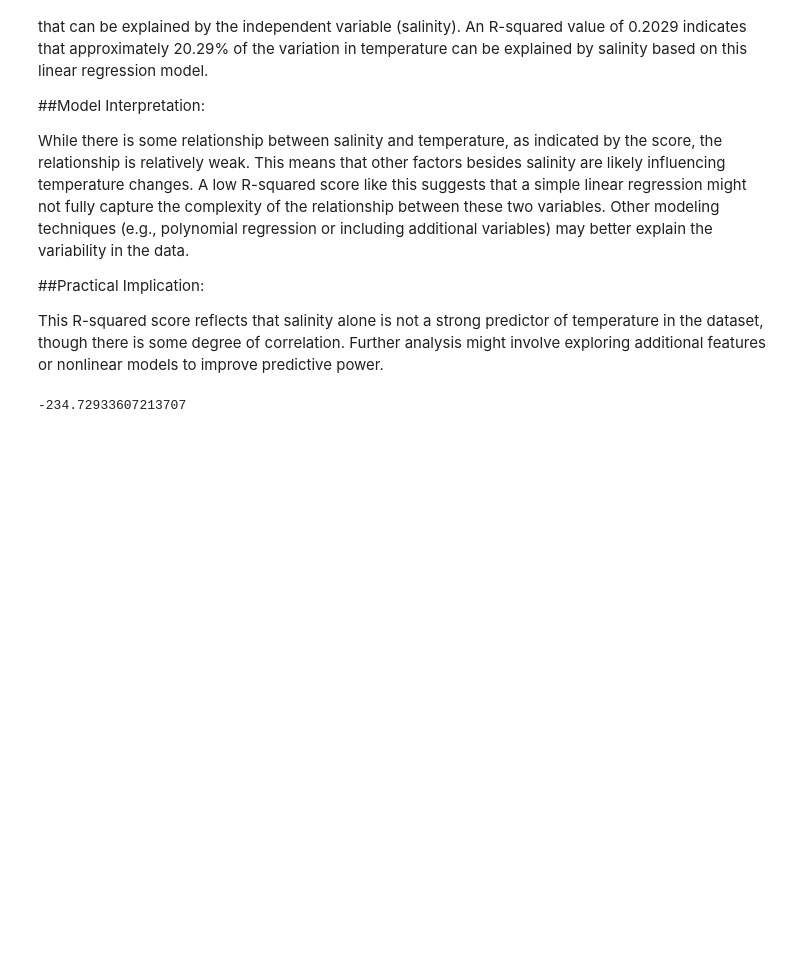
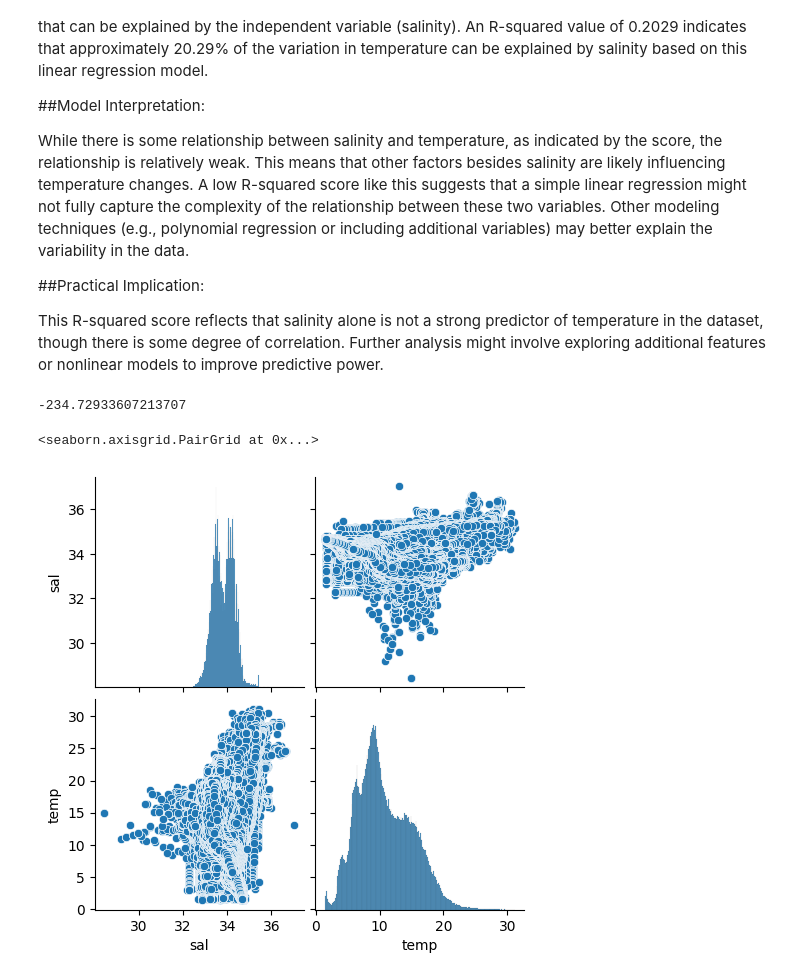
Before and after one commit to Eupene/Regression-analysis, a Jupyter notebook: Predicting_Water_Salinity_and_Temperature.ipynb, the cells around one changed output. Saved outputs shown, nothing was run; the diff lists cells and outputs as text; code cells hidden in the pictures; blank space fills up the shorter version.

```diff
--- a/Predicting_Water_Salinity_and_Temperature.ipynb
+++ b/Predicting_Water_Salinity_and_Temperature.ipynb
@@ -308,3 +308,8 @@ model_ridge.fit(x_scaled, y_train)
 print(model_ridge.score(x_test, y_test))
 # %% [output]
 -234.72933607213707
+# %%
+sns.pairplot(df_bin)
+# %% [output]
+<seaborn.axisgrid.PairGrid at 0x...>
+[figure, added]
```
